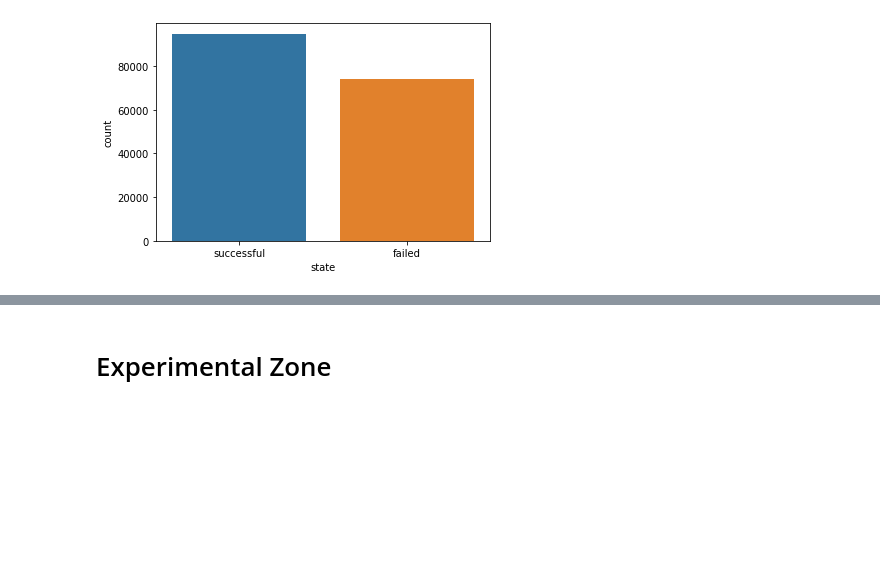
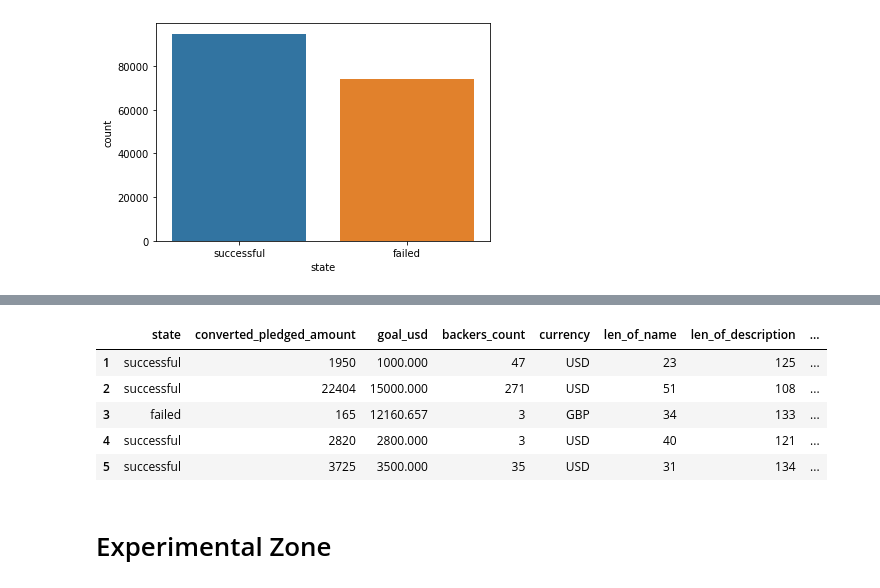
Before and after one commit to fabwerk90/Kickstarter---Project-Success-Prediction, a Jupyter notebook: Feature Engineering.ipynb, the cells around one changed output, grey strips where cells are left out. Cells and saved outputs as stored; diff of their text form; code cells hidden in the pictures; blank space fills up the shorter version.

```diff
--- a/Feature Engineering.ipynb
+++ b/Feature Engineering.ipynb
@@ -70,0 +120,32 @@ sns.countplot(x="state", data=df_encoded)
+# %%
+df_encoded["weekday_launched"] = df_encoded["weekday_launched"].str.replace("0","Monday")
+df_encoded["weekday_launched"] = df_encoded["weekday_launched"].str.replace("1","Tuesday")
+df_encoded["weekday_launched"] = df_encoded["weekday_launched"].str.replace("2","Wednesday")
+df_encoded["weekday_launched"] = df_encoded["weekday_launched"].str.replace("3","Thursday")
+df_encoded["weekday_launched"] = df_encoded["weekday_launched"].str.replace("4","Friday")
+df_encoded["weekday_launched"] = df_encoded["weekday_launched"].str.replace("5","Saturday")
+df_encoded["weekday_launched"] = df_encoded["weekday_launched"].str.replace("6","Sunday")
+
+df_encoded["month_launched"] = df_encoded["month_launched"].str.replace("12","December")
+df_encoded["month_launched"] = df_encoded["month_launched"].str.replace("11","November")
+df_encoded["month_launched"] = df_encoded["month_launched"].str.replace("10","October")
+df_encoded["month_launched"] = df_encoded["month_launched"].str.replace("1","January")
+df_encoded["month_launched"] = df_encoded["month_launched"].str.replace("2","February")
+df_encoded["month_launched"] = df_encoded["month_launched"].str.replace("3","March")
+df_encoded["month_launched"] = df_encoded["month_launched"].str.replace("4","April")
+df_encoded["month_launched"] = df_encoded["month_launched"].str.replace("5","May")
+df_encoded["month_launched"] = df_encoded["month_launched"].str.replace("6","June")
+df_encoded["month_launched"] = df_encoded["month_launched"].str.replace("7","July")
+df_encoded["month_launched"] = df_encoded["month_launched"].str.replace("8","August")
+df_encoded["month_launched"] = df_encoded["month_launched"].str.replace("9","September")
+
+
+df_encoded = df_encoded.drop (["launched_at"],axis=1)
+df_encoded.head()
+# %% [output]
+|  | state | converted_pledged_amount | goal_usd | backers_count | currency | len_of_name | len_of_description | ... |
+| 1 | successful | 1950 | 1000.000 | 47 | USD | 23 | 125 | ... |
+| 2 | successful | 22404 | 15000.000 | 271 | USD | 51 | 108 | ... |
+| 3 | failed | 165 | 12160.657 | 3 | GBP | 34 | 133 | ... |
+| 4 | successful | 2820 | 2800.000 | 3 | USD | 40 | 121 | ... |
+| 5 | successful | 3725 | 3500.000 | 35 | USD | 31 | 134 | ... |
```
Also changed, not shown: parts of 5 cells of this notebook.
